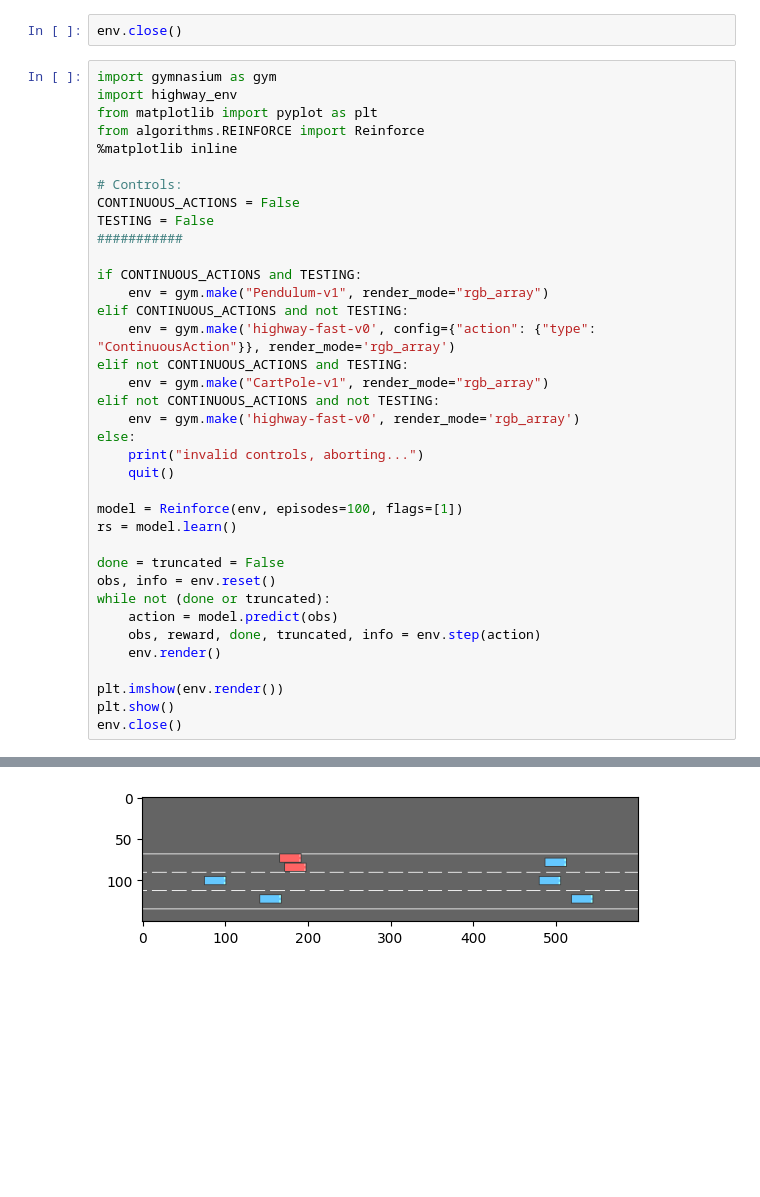
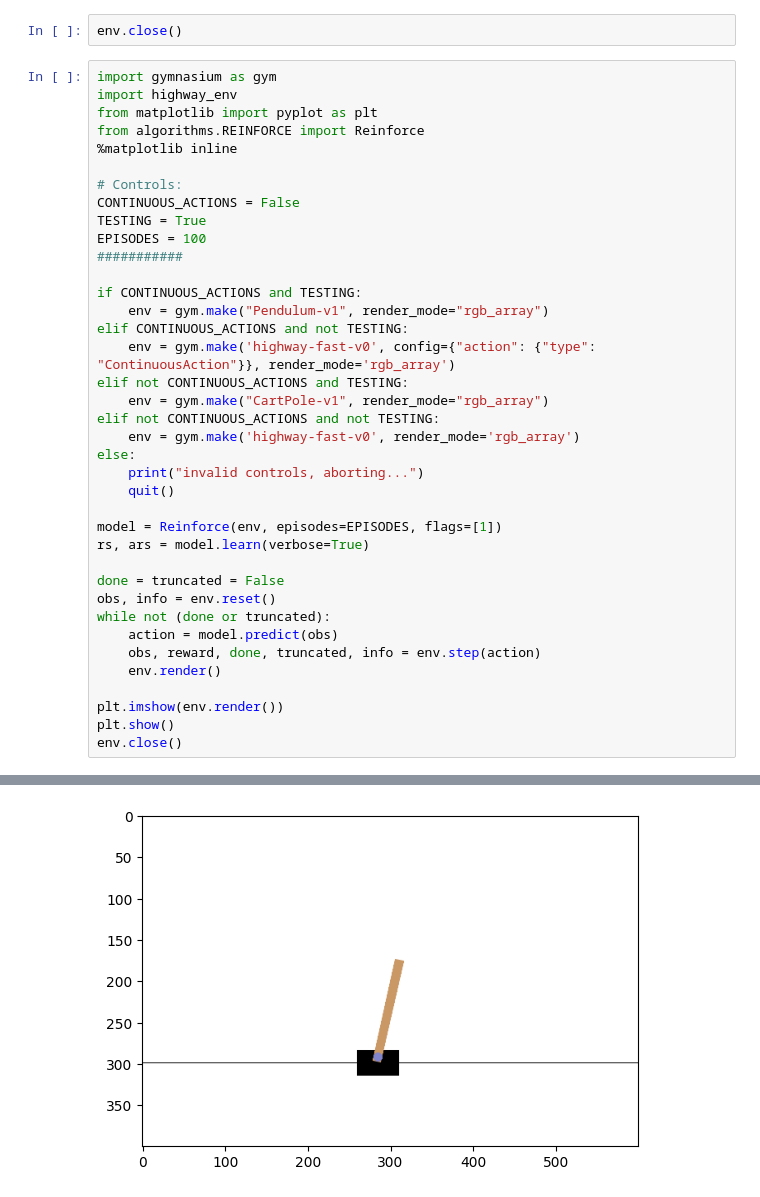
Before and after one commit to jonahbkaplan/ReinforcementLearning, a Jupyter notebook: RJC_Testing.ipynb, the cells around one changed output, grey strips where cells are left out. Drawn from its saved outputs; the diff is of its cells as text; blank space fills up the shorter version.

```diff
--- a/RJC_Testing.ipynb
+++ b/RJC_Testing.ipynb
@@ -66,7 +66,8 @@ from algorithms.REINFORCE import Reinforce
 
 # Controls:
 CONTINUOUS_ACTIONS = False
-TESTING = False
+TESTING = True
+EPISODES = 100
 ###########
 
 if CONTINUOUS_ACTIONS and TESTING:
@@ -81,8 +82,8 @@ else:
     print("invalid controls, aborting...")
     quit()
 
-model = Reinforce(env, episodes=100, flags=[1])
-rs = model.learn()
+model = Reinforce(env, episodes=EPISODES, flags=[1])
+rs, ars = model.learn(verbose=True)
 
 done = truncated = False
 obs, info = env.reset()
@@ -115 +116 @@ Episode:  100 , Reward:  8.98559811582788
-[figure, old version]
+[figure, new version]
```
Also changed, not shown: parts of 2 cells of this notebook, 2 other files.
